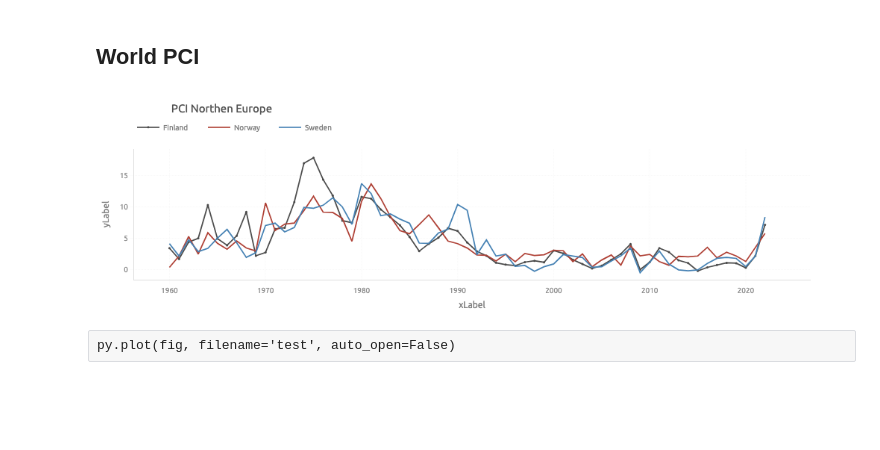
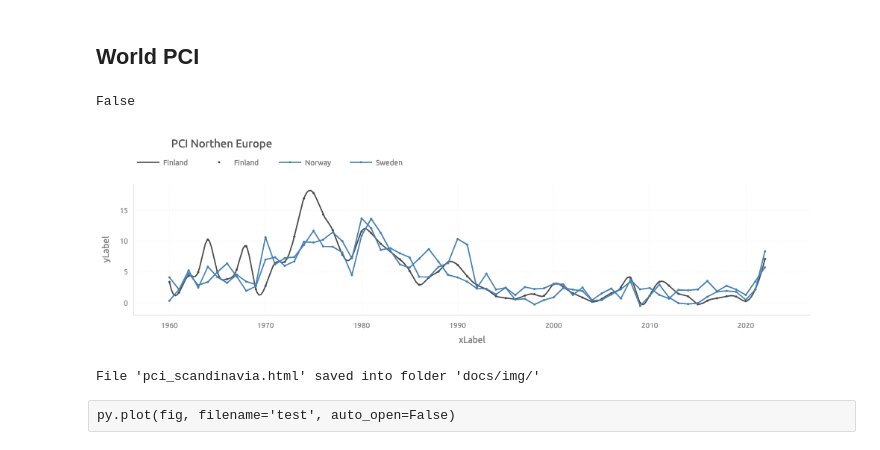
Before and after one commit to achasovsky/economy-rus-dash, a Jupyter notebook: 01-main.ipynb, the cells around one changed output. Cells and saved outputs as stored; diff of their text form; code cells hidden in the pictures; blank space fills up the shorter version.

```diff
--- a/01-main.ipynb
+++ b/01-main.ipynb
@@ -170,24 +170,44 @@ pio.templates['primetheme'] = go.layout.Template(
 
 pio.templates.default = 'primetheme'
 palette = pio.templates['primetheme'].layout.colorway
+# %%
+data['Finland'][:-1].isna().any()
+# %% [output]
+False
 # %%
 fig = pl_figure(figsize=(800, 300))
 
+# pl_plot(
+#     go.Scatter(x=data.index, y=data['Finland'], mode='lines+markers', line_color=palette[0], name='Finland'), fig)
+
+
 pl_plot(
-    go.Scatter(x=data.index, y=data['Finland'], mode='lines+markers', line_color=palette[0], name='Finland'), fig)
+    go.Scatter(
+        x=smoothed(data['Finland'][:-1]).index,
+        y=smoothed(data['Finland'][:-1]).values.ravel(),
+        mode='lines', line_color=palette[0], name='Finland'), fig)
+
+pl_plot(
+    go.Scatter(
+        x=data['Finland'][:-1].index,
+        y=data['Finland'][:-1],
+        mode='markers', line_color=palette[0], legend=None, name='Finland'), fig)
+
+
 pl_plot(
     go.Scatter(x=data.index, y=data['Norway'], mode='lines+markers', name='Norway'), fig)
 pl_plot(
     go.Scatter(x=data.index, y=data['Sweden'], mode='lines+markers', line_color=palette[2], name='Sweden'), fig)
 
 pl_labels(x='xLabel', y='yLabel', fig=fig)
 pl_title('PCI Northen Europe', size=15, fig=fig)
 # pl_rstyle(xticks=[1960, 2025, 5], yticks=[0, 20, 5], ylim=[-1, 20])
 
 fig.show(config=config)
 pl_savefig(fig, 'pci_scandinavia', dir=path_save_img, config=config)
 # %% [output]
-[figure, old version]
+[figure, new version]
+File 'pci_scandinavia.html' saved into folder 'docs/img/'
 # %% [raw]
 py.plot(fig, filename='test', auto_open=False)
 # %%
```
Also changed, not shown: parts of 4 cells of this notebook, 1 other file.
